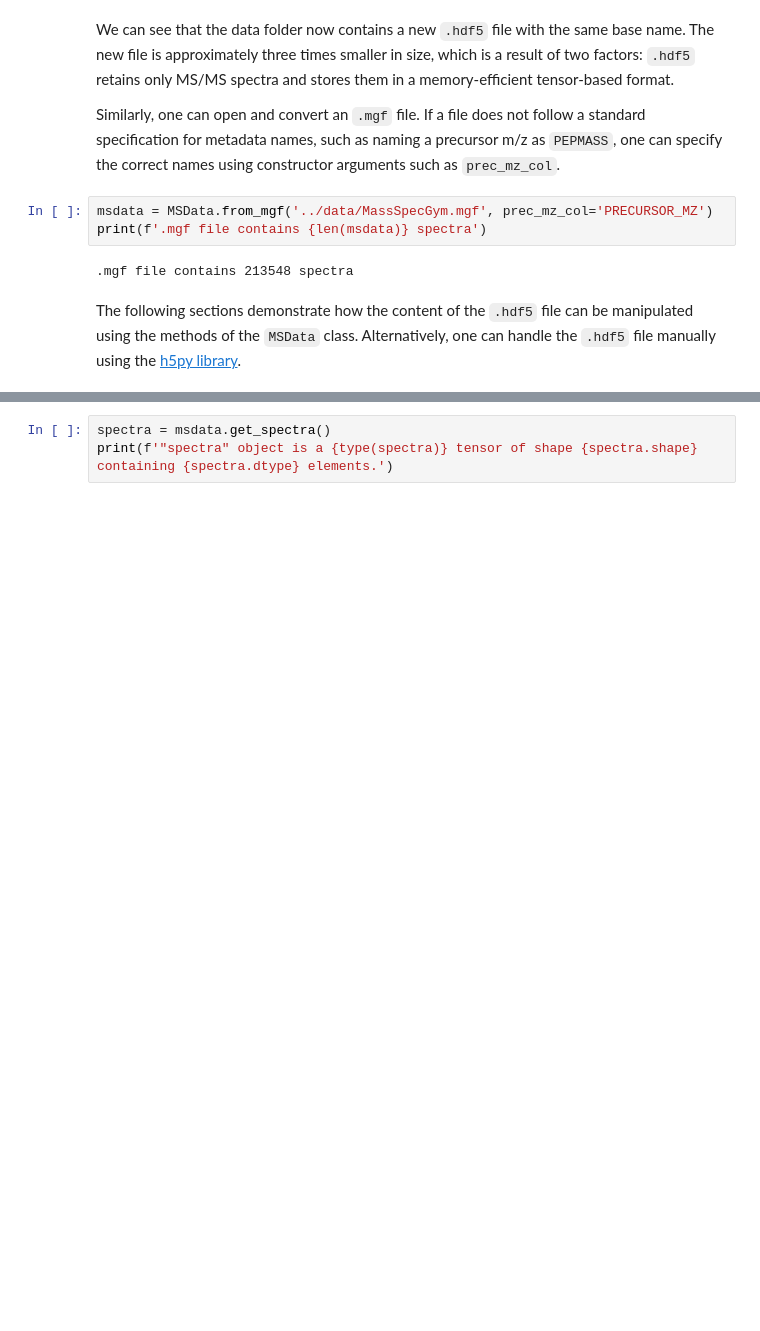
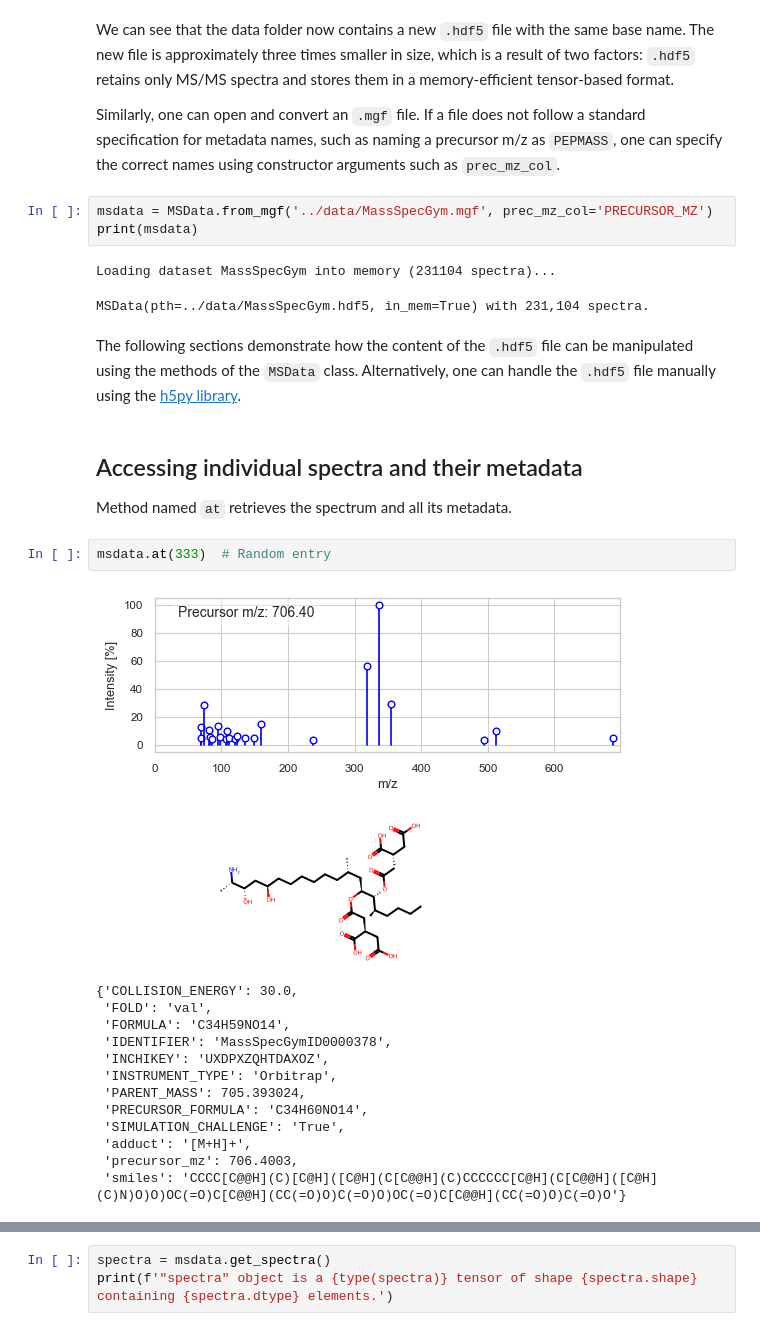
Before and after one commit to pluskal-lab/DreaMS, a Jupyter notebook: tutorials/msdata.ipynb, the cells around one changed output, grey strips where cells are left out. Drawn from its saved outputs; the diff is of its cells as text; blank space fills up the shorter version.

Commit message:
Update msdata tutorial

```diff
--- a/tutorials/msdata.ipynb
+++ b/tutorials/msdata.ipynb
@@ -29,9 +32,31 @@ We can see that the data folder now contains a new `.hdf5` file with the same ba
 Similarly, one can open and convert an `.mgf` file. If a file does not follow a standard specification for metadata names, such as naming a precursor m/z as `PEPMASS`, one can specify the correct names using constructor arguments such as `prec_mz_col`.
 # %%
 msdata = MSData.from_mgf('../data/MassSpecGym.mgf', prec_mz_col='PRECURSOR_MZ')
-print(f'.mgf file contains {len(msdata)} spectra')
+print(msdata)
 # %% [output]
-.mgf file contains 213548 spectra
+Loading dataset MassSpecGym into memory (231104 spectra)...
+MSData(pth=../data/MassSpecGym.hdf5, in_mem=True) with 231,104 spectra.
 # %% [markdown]
 The following sections demonstrate how the content of the `.hdf5` file can be manipulated using the methods of the `MSData` class. Alternatively, one can handle the `.hdf5` file manually using the [h5py library](https://docs.h5py.org/en/stable/index.html).
+# %% [markdown]
+## Accessing individual spectra and their metadata
+
+Method named `at` retrieves the spectrum and all its metadata.
+# %%
+msdata.at(333)  # Random entry
+# %% [output]
+[figure, added]
+[figure, added]
+{'COLLISION_ENERGY': 30.0,
+ 'FOLD': 'val',
+ 'FORMULA': 'C34H59NO14',
+ 'IDENTIFIER': 'MassSpecGymID0000378',
+ 'INCHIKEY': 'UXDPXZQHTDAXOZ',
+ 'INSTRUMENT_TYPE': 'Orbitrap',
+ 'PARENT_MASS': 705.393024,
+ 'PRECURSOR_FORMULA': 'C34H60NO14',
+ 'SIMULATION_CHALLENGE': 'True',
+ 'adduct': '[M+H]+',
+ 'precursor_mz': 706.4003,
+ 'smiles': 'CCCC[C@@H](C)[C@H]([C@H](C[C@@H](C)CCCCCC[C@H](C[C@@H]([C@H](C)N)O)O)OC(=O)C[C@@H](CC(=O)O)C(=O)O)OC(=O)C[C@@H](CC(=O)O)C(=O)O'}
 # %% [markdown]
```
Also changed, not shown: parts of 3 cells of this notebook.
